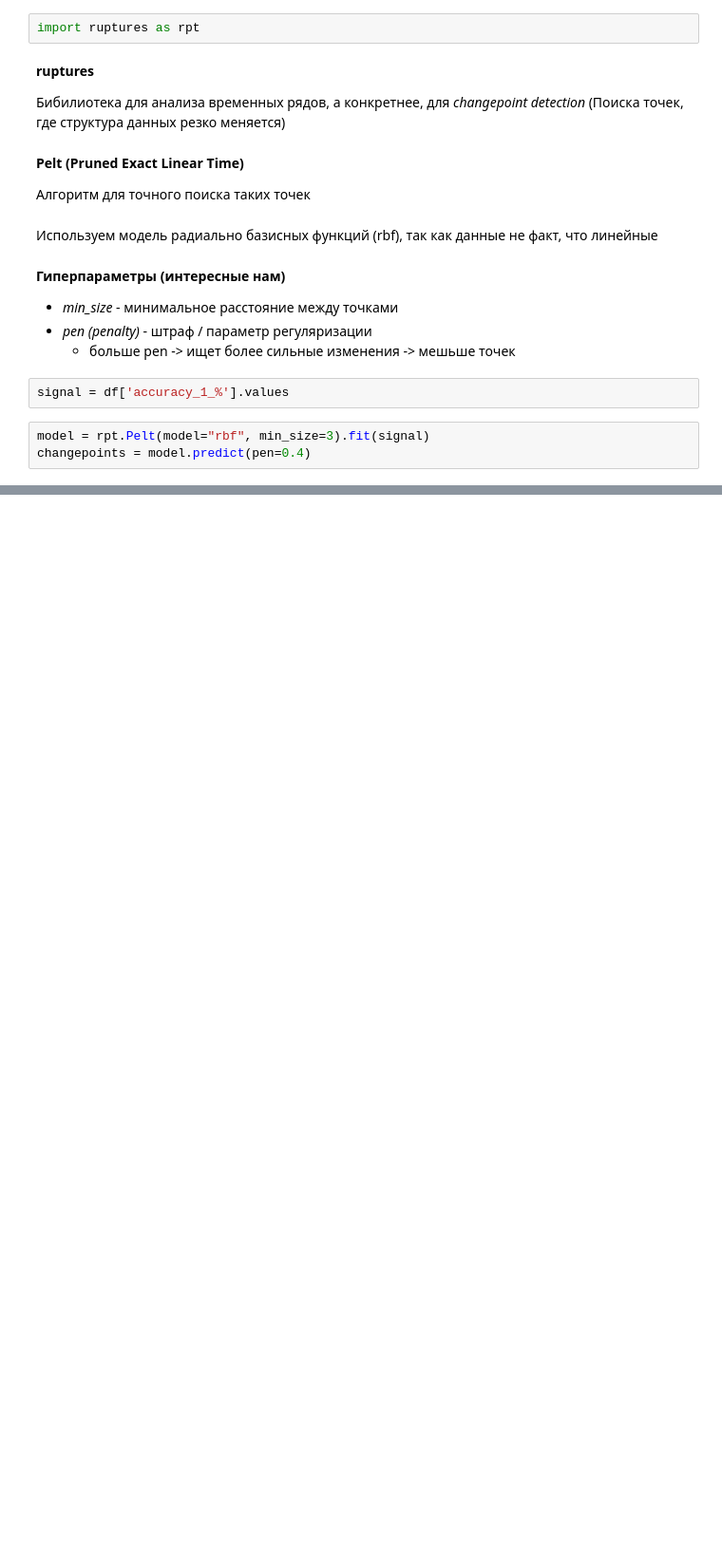
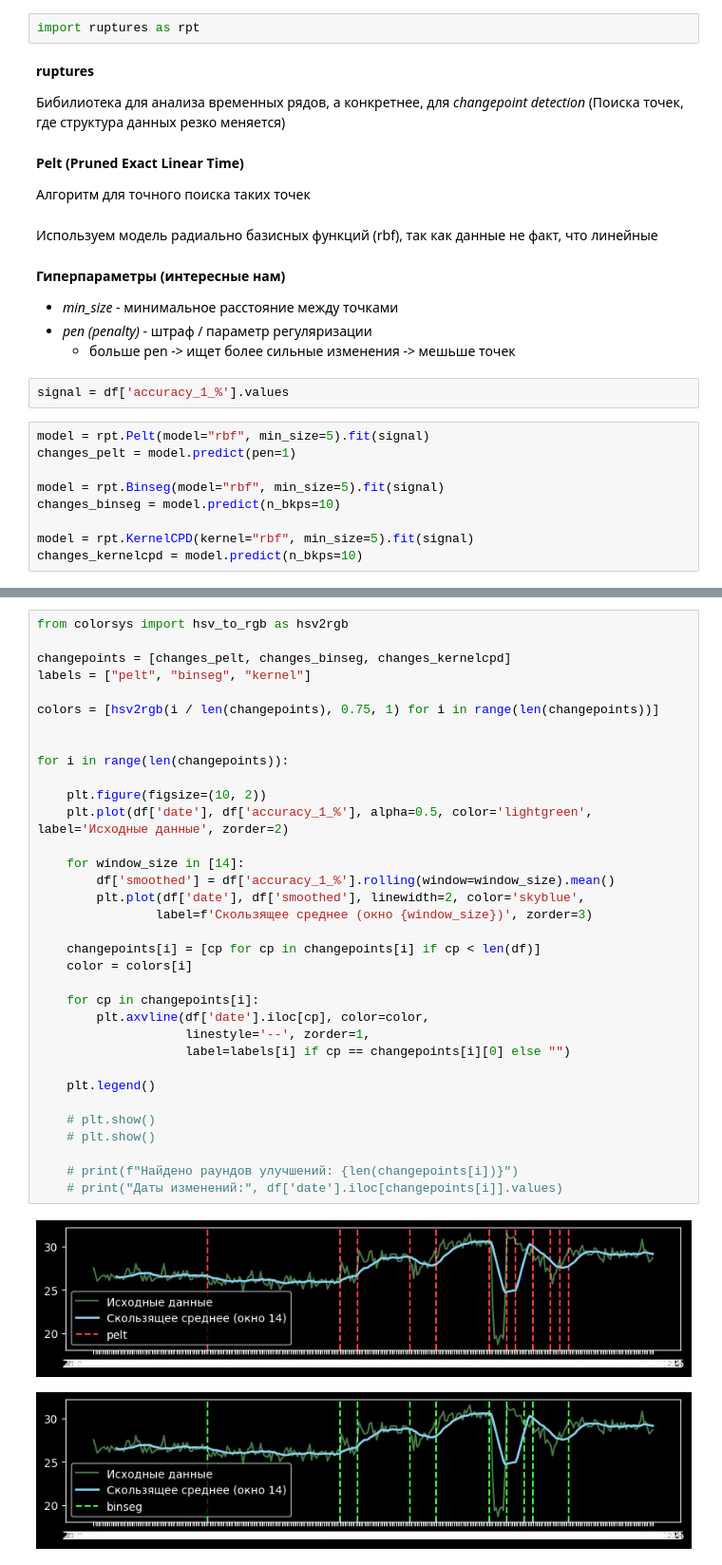
Before and after one commit to IAmSerepok/DataFromVariousSources, a Jupyter notebook: data_analysis.ipynb, the cells around one changed output, grey strips where cells are left out. Shown at 95% size. Drawn from its saved outputs; the diff is of its cells as text; blank space fills up the shorter version.

Commit message:
Update data_analysis.ipynb
пресетик на анализ резких изменений в данных

```diff
--- a/data_analysis.ipynb
+++ b/data_analysis.ipynb
@@ -109,5 +109,11 @@ import ruptures as rpt
 # %%
 signal = df['accuracy_1_%'].values
 # %%
-model = rpt.Pelt(model="rbf", min_size=3).fit(signal)
-changepoints = model.predict(pen=0.4)
+model = rpt.Pelt(model="rbf", min_size=5).fit(signal)
+changes_pelt = model.predict(pen=1)
+
+model = rpt.Binseg(model="rbf", min_size=5).fit(signal)
+changes_binseg = model.predict(n_bkps=10)
+
+model = rpt.KernelCPD(kernel="rbf", min_size=5).fit(signal)
+changes_kernelcpd = model.predict(n_bkps=10)
@@ -147,0 +156,37 @@ print("Даты изменений:", df['date'].iloc[changepoints].values)
+# %%
+from colorsys import hsv_to_rgb as hsv2rgb
+
+changepoints = [changes_pelt, changes_binseg, changes_kernelcpd]
+labels = ["pelt", "binseg", "kernel"]
+
+colors = [hsv2rgb(i / len(changepoints), 0.75, 1) for i in range(len(changepoints))]
+
+
+for i in range(len(changepoints)):
+
+    plt.figure(figsize=(10, 2))
+    plt.plot(df['date'], df['accuracy_1_%'], alpha=0.5, color='lightgreen', label='Исходные данные', zorder=2)
+
+    for window_size in [14]:
+        df['smoothed'] = df['accuracy_1_%'].rolling(window=window_size).mean()
+        plt.plot(df['date'], df['smoothed'], linewidth=2, color='skyblue',
+                label=f'Скользящее среднее (окно {window_size})', zorder=3)
+
+    changepoints[i] = [cp for cp in changepoints[i] if cp < len(df)]
+    color = colors[i]
+
+    for cp in changepoints[i]:
+        plt.axvline(df['date'].iloc[cp], color=color,
+                    linestyle='--', zorder=1,
+                    label=labels[i] if cp == changepoints[i][0] else "")
+
+    plt.legend()
+
+    # plt.show()
+    # plt.show()
+
+    # print(f"Найдено раундов улучшений: {len(changepoints[i])}")
+    # print("Даты изменений:", df['date'].iloc[changepoints[i]].values)
+# %% [output]
+[figure, added]
+[figure, added]
```
Also changed, not shown: parts of 4 cells of this notebook.
